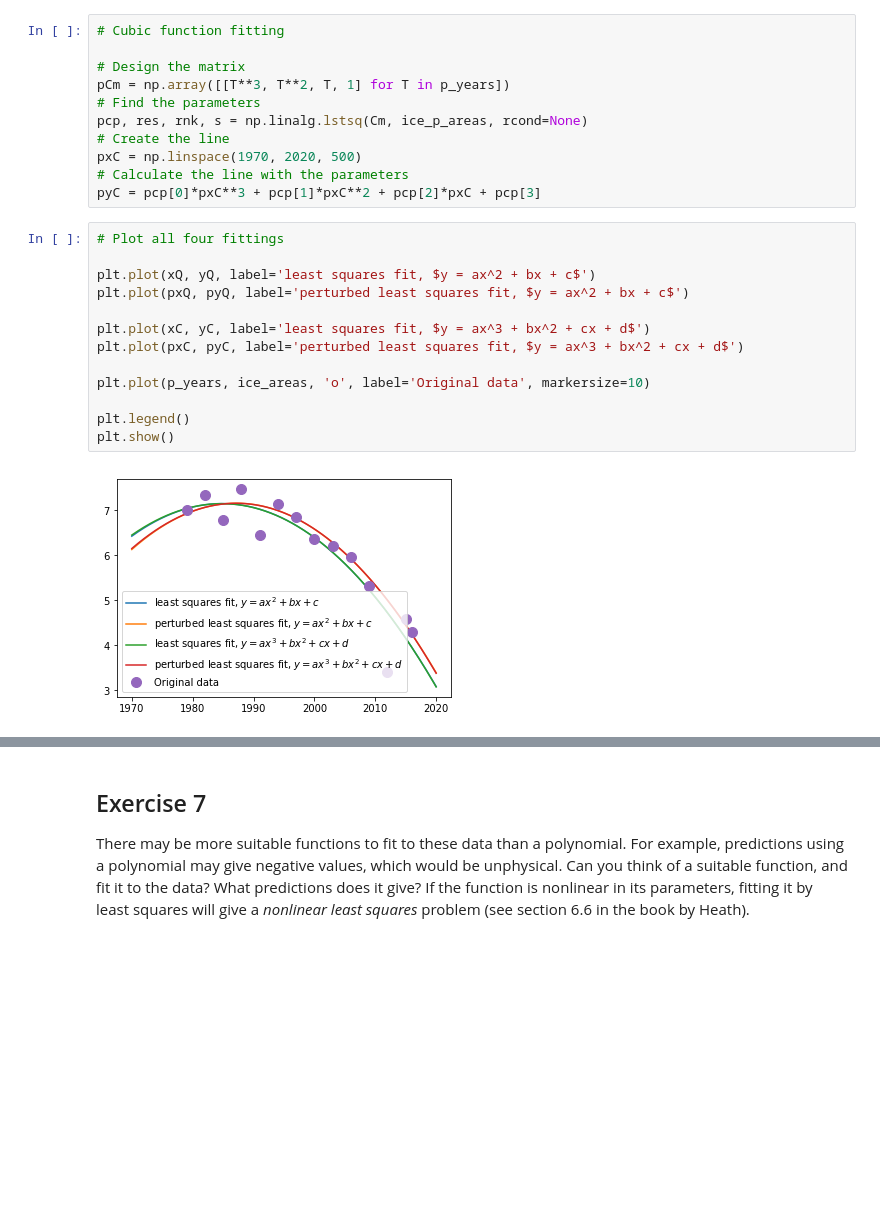
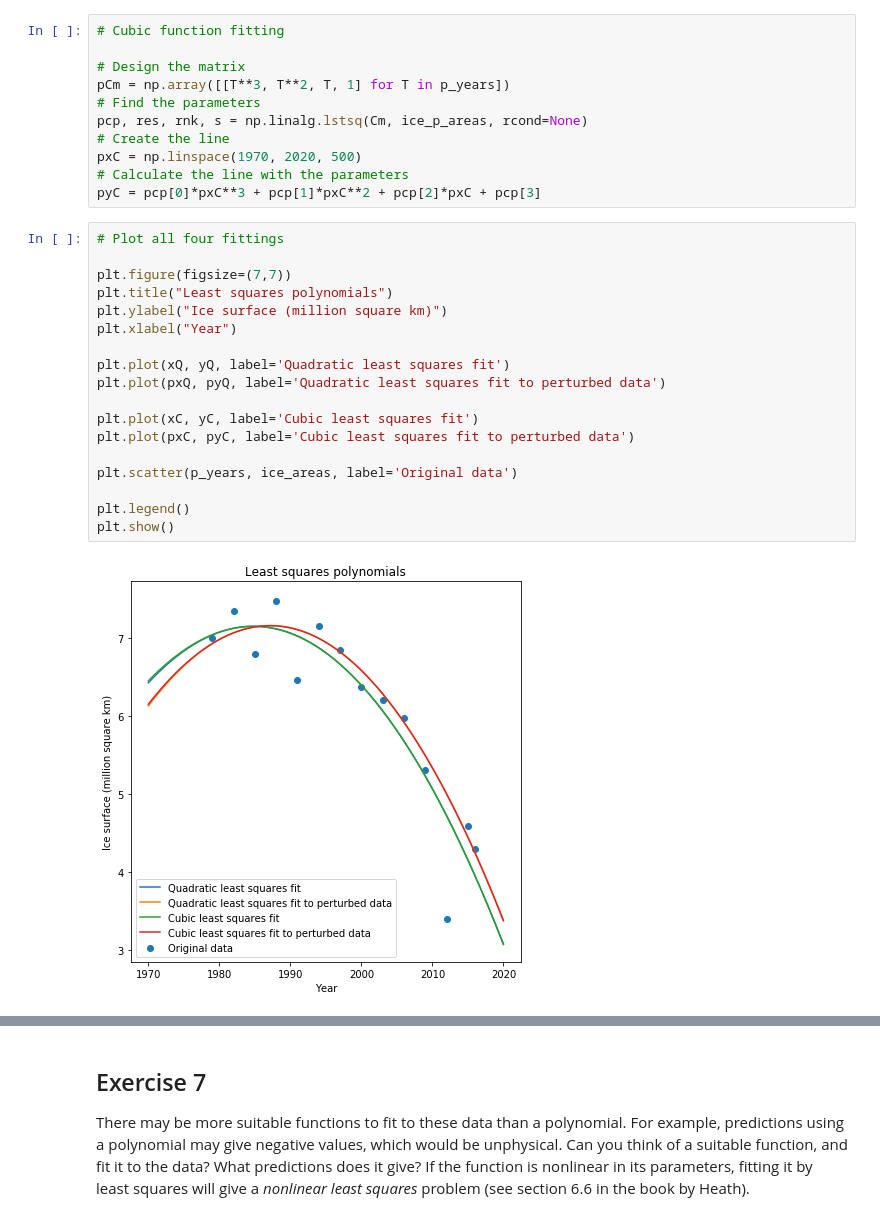
Before and after one commit to 11027649/final_project, a Jupyter notebook: finalproject_ice.ipynb, the cells around one changed output, grey strips where cells are left out. Saved outputs shown, nothing was run; the diff lists cells and outputs as text; blank space fills up the shorter version.

```diff
--- a/finalproject_ice.ipynb
+++ b/finalproject_ice.ipynb
@@ -288,18 +269,23 @@ pyC = pcp[0]*pxC**3 + pcp[1]*pxC**2 + pcp[2]*pxC + pcp[3]
 # %%
 # Plot all four fittings
 
-plt.plot(xQ, yQ, label='least squares fit, $y = ax^2 + bx + c$')
-plt.plot(pxQ, pyQ, label='perturbed least squares fit, $y = ax^2 + bx + c$')
+plt.figure(figsize=(7,7))
+plt.title("Least squares polynomials")
+plt.ylabel("Ice surface (million square km)")
+plt.xlabel("Year")
 
-plt.plot(xC, yC, label='least squares fit, $y = ax^3 + bx^2 + cx + d$')
-plt.plot(pxC, pyC, label='perturbed least squares fit, $y = ax^3 + bx^2 + cx + d$')
+plt.plot(xQ, yQ, label='Quadratic least squares fit')
+plt.plot(pxQ, pyQ, label='Quadratic least squares fit to perturbed data')
 
-plt.plot(p_years, ice_areas, 'o', label='Original data', markersize=10)
+plt.plot(xC, yC, label='Cubic least squares fit')
+plt.plot(pxC, pyC, label='Cubic least squares fit to perturbed data')
+
+plt.scatter(p_years, ice_areas, label='Original data')
 
 plt.legend()
 plt.show()
 # %% [output]
-[figure, old version]
+[figure, new version]
 # %%
 py_q1984 = pqp[0]*1984**2 + pqp[1]*1984 + pqp[2]
 py_c1984 = pcp[0]*1984**3 + pcp[1]*1984**2 + pcp[2]*1984 + pcp[3]
```
Also changed, not shown: parts of 10 cells of this notebook.
